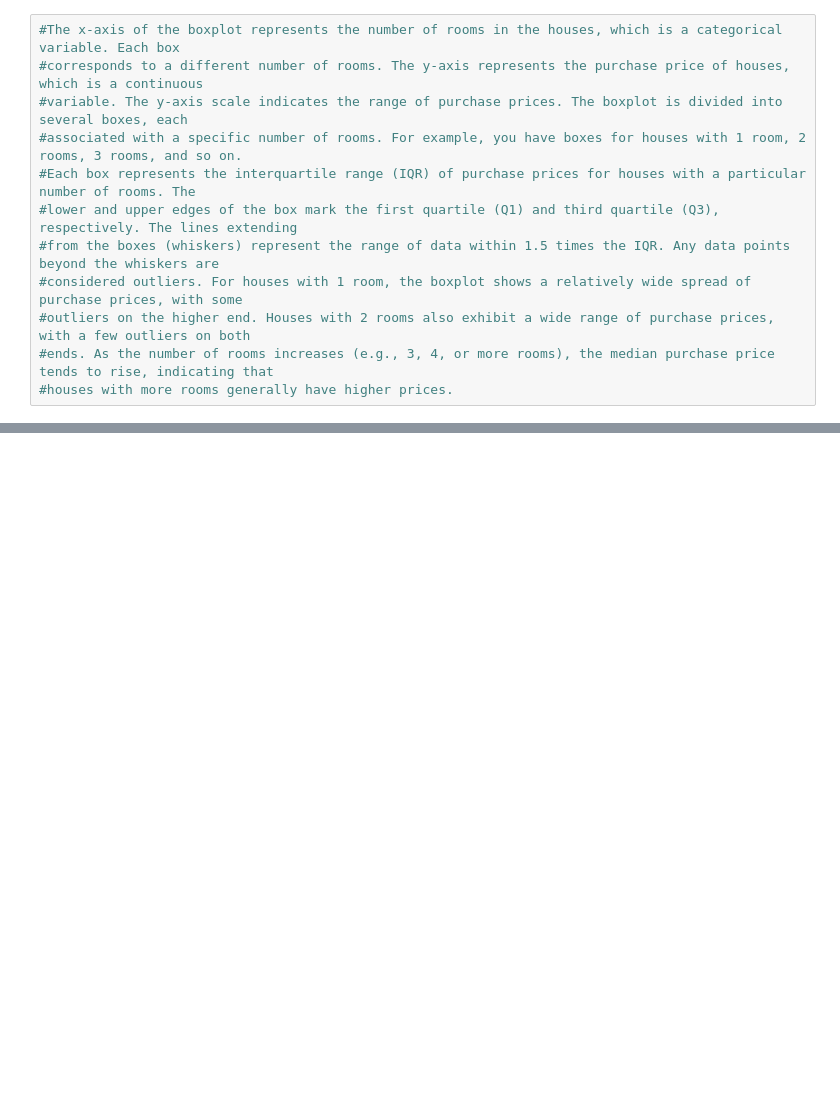
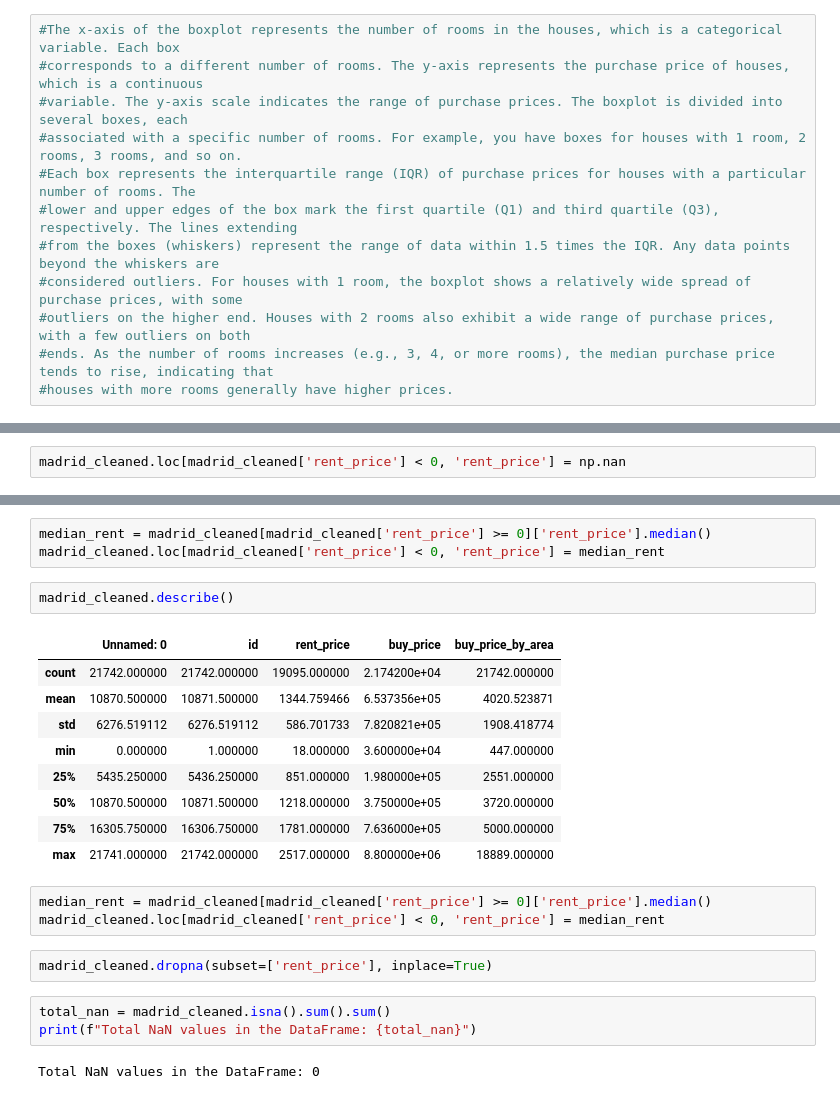
Before and after one commit to Fidel-Leanne/dataAnalysis, a Jupyter notebook: Analysis/realEstate.ipynb, the cells around one changed output, grey strips where cells are left out. Drawn from its saved outputs; the diff is of its cells as text; blank space fills up the shorter version.

```diff
--- a/Analysis/realEstate.ipynb
+++ b/Analysis/realEstate.ipynb
@@ -341,0 +482,2 @@ plt.show()
+# %%
+madrid_cleaned.loc[madrid_cleaned['rent_price'] < 0, 'rent_price'] = np.nan
@@ -341,0 +491,25 @@ plt.show()
+# %%
+median_rent = madrid_cleaned[madrid_cleaned['rent_price'] >= 0]['rent_price'].median()
+madrid_cleaned.loc[madrid_cleaned['rent_price'] < 0, 'rent_price'] = median_rent
+# %%
+madrid_cleaned.describe()
+# %% [output]
+|  | Unnamed: 0 | id | rent_price | buy_price | buy_price_by_area |
+| count | 21742.000000 | 21742.000000 | 19095.000000 | 2.174200e+04 | 21742.000000 |
+| mean | 10870.500000 | 10871.500000 | 1344.759466 | 6.537356e+05 | 4020.523871 |
+| std | 6276.519112 | 6276.519112 | 586.701733 | 7.820821e+05 | 1908.418774 |
+| min | 0.000000 | 1.000000 | 18.000000 | 3.600000e+04 | 447.000000 |
+| 25% | 5435.250000 | 5436.250000 | 851.000000 | 1.980000e+05 | 2551.000000 |
+| 50% | 10870.500000 | 10871.500000 | 1218.000000 | 3.750000e+05 | 3720.000000 |
+| 75% | 16305.750000 | 16306.750000 | 1781.000000 | 7.636000e+05 | 5000.000000 |
+| max | 21741.000000 | 21742.000000 | 2517.000000 | 8.800000e+06 | 18889.000000 |
+# %%
+median_rent = madrid_cleaned[madrid_cleaned['rent_price'] >= 0]['rent_price'].median()
+madrid_cleaned.loc[madrid_cleaned['rent_price'] < 0, 'rent_price'] = median_rent
+# %%
+madrid_cleaned.dropna(subset=['rent_price'], inplace=True)
+# %%
+total_nan = madrid_cleaned.isna().sum().sum()
+print(f"Total NaN values in the DataFrame: {total_nan}")
+# %% [output]
+Total NaN values in the DataFrame: 0
```
Also changed, not shown: parts of 20 cells of this notebook, 1 other file.
